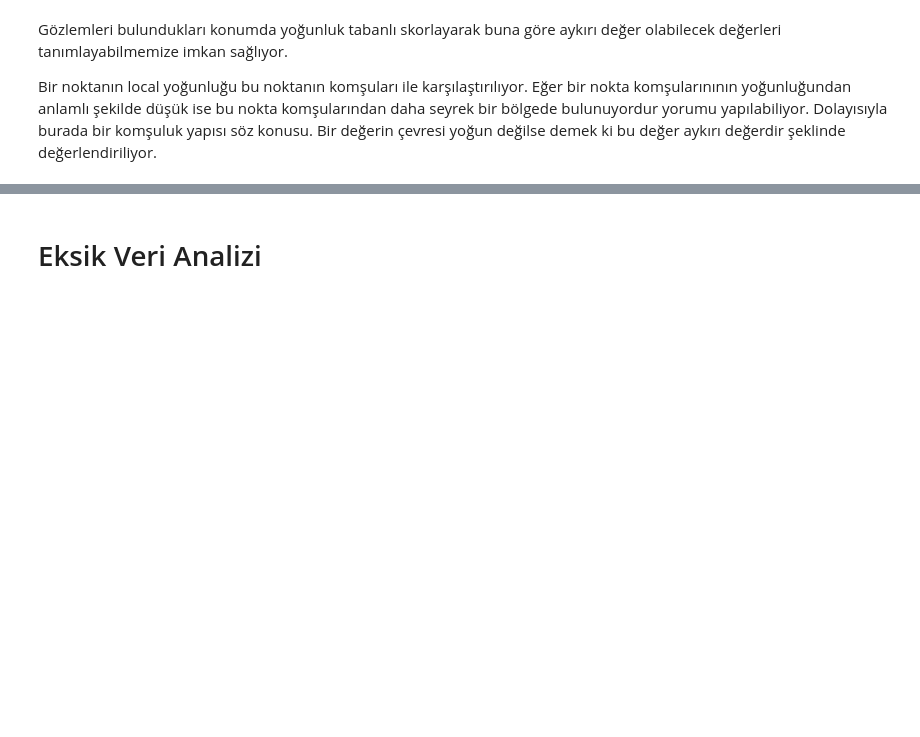
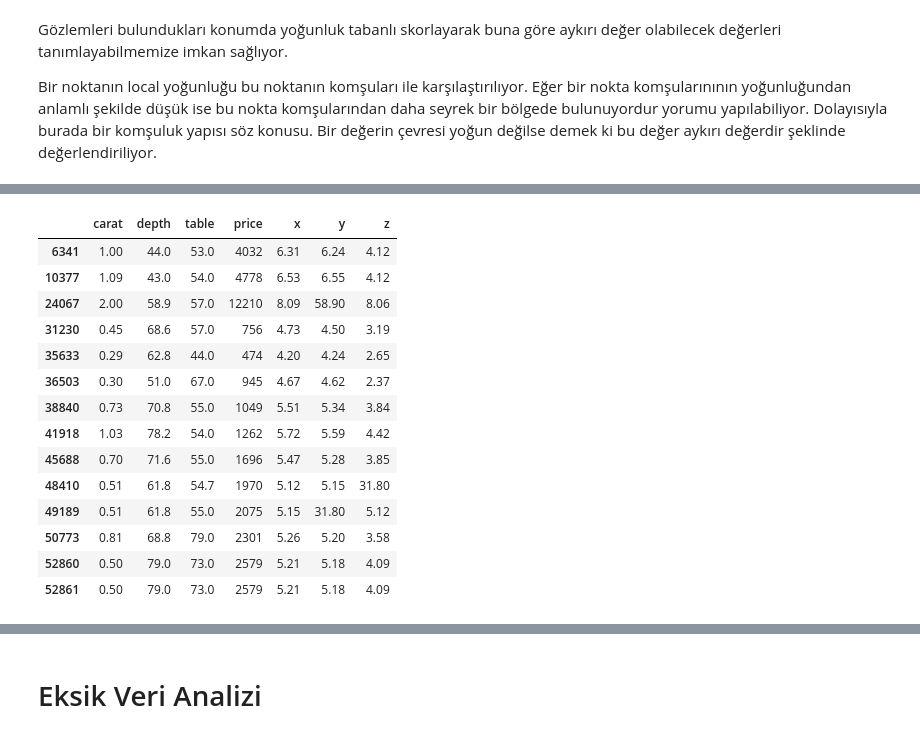
Before and after one commit to koseogluonur/-Python-for-Data-Science-and-Machine-Learning-, a Jupyter notebook: Data_Preprocessing.ipynb, the cells around one changed output, grey strips where cells are left out. Cells and saved outputs as stored; diff of their text form; code cells hidden in the pictures; blank space fills up the shorter version.

```diff
--- a/Data_Preprocessing.ipynb
+++ b/Data_Preprocessing.ipynb
@@ -130,4 +346,5 @@ np.sort(df_scores)[0:20]
 # %%
 esik_deger = np.sort(df_scores)[13]
 # %%
-aykiri_tf = df_scores > esik_deger
+aykiri_olmayan_tf = df_scores > esik_deger
+aykiri_olmayan_tf
@@ -162,3 +452,19 @@ res
 # %%
-df[~aykiri_tf]
+df[~aykiri_olmayan_tf]
+# %% [output]
+|  | carat | depth | table | price | x | y | z |
+| 6341 | 1.00 | 44.0 | 53.0 | 4032 | 6.31 | 6.24 | 4.12 |
+| 10377 | 1.09 | 43.0 | 54.0 | 4778 | 6.53 | 6.55 | 4.12 |
+| 24067 | 2.00 | 58.9 | 57.0 | 12210 | 8.09 | 58.90 | 8.06 |
+| 31230 | 0.45 | 68.6 | 57.0 | 756 | 4.73 | 4.50 | 3.19 |
+| 35633 | 0.29 | 62.8 | 44.0 | 474 | 4.20 | 4.24 | 2.65 |
+| 36503 | 0.30 | 51.0 | 67.0 | 945 | 4.67 | 4.62 | 2.37 |
+| 38840 | 0.73 | 70.8 | 55.0 | 1049 | 5.51 | 5.34 | 3.84 |
+| 41918 | 1.03 | 78.2 | 54.0 | 1262 | 5.72 | 5.59 | 4.42 |
+| 45688 | 0.70 | 71.6 | 55.0 | 1696 | 5.47 | 5.28 | 3.85 |
+| 48410 | 0.51 | 61.8 | 54.7 | 1970 | 5.12 | 5.15 | 31.80 |
+| 49189 | 0.51 | 61.8 | 55.0 | 2075 | 5.15 | 31.80 | 5.12 |
+| 50773 | 0.81 | 68.8 | 79.0 | 2301 | 5.26 | 5.20 | 3.58 |
+| 52860 | 0.50 | 79.0 | 73.0 | 2579 | 5.21 | 5.18 | 4.09 |
+| 52861 | 0.50 | 79.0 | 73.0 | 2579 | 5.21 | 5.18 | 4.09 |
 # %%
```
Also changed, not shown: parts of 72 cells of this notebook.
